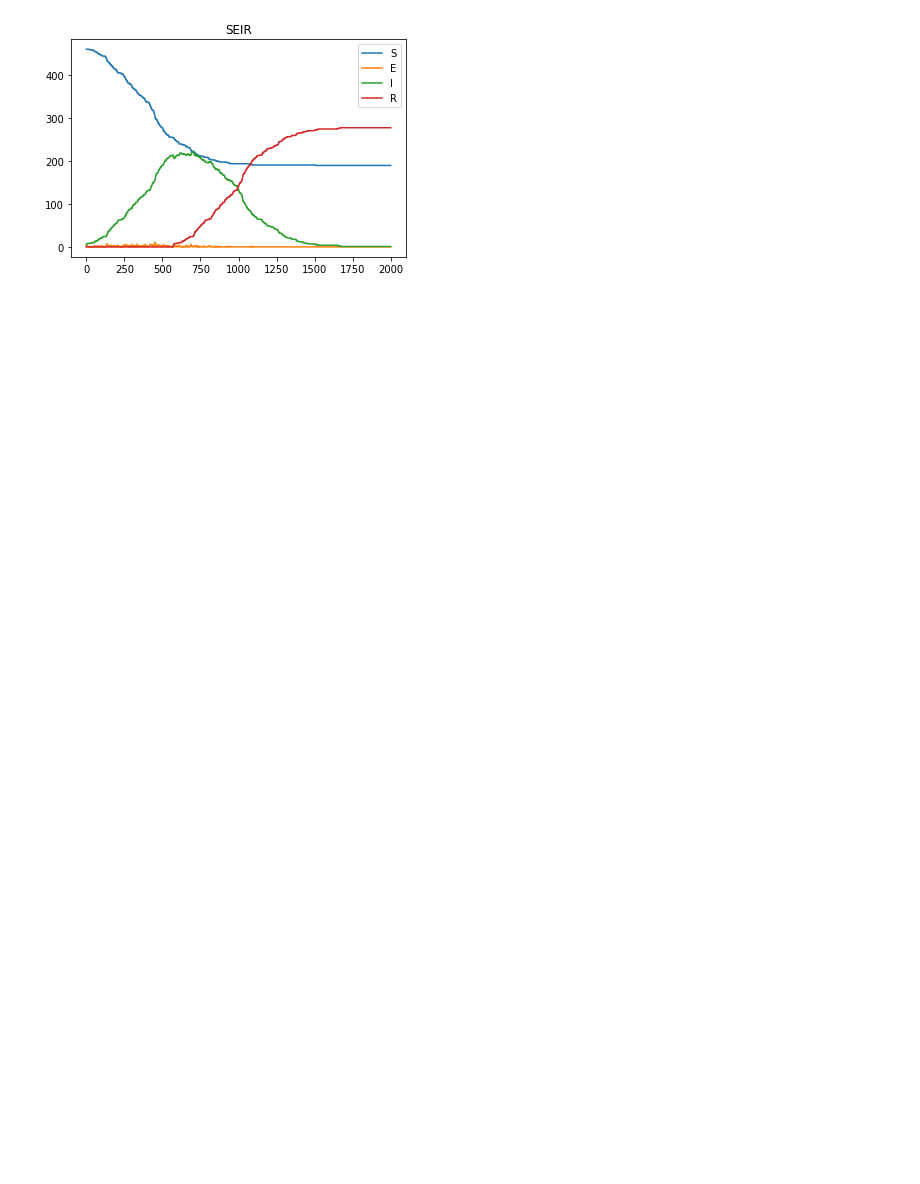
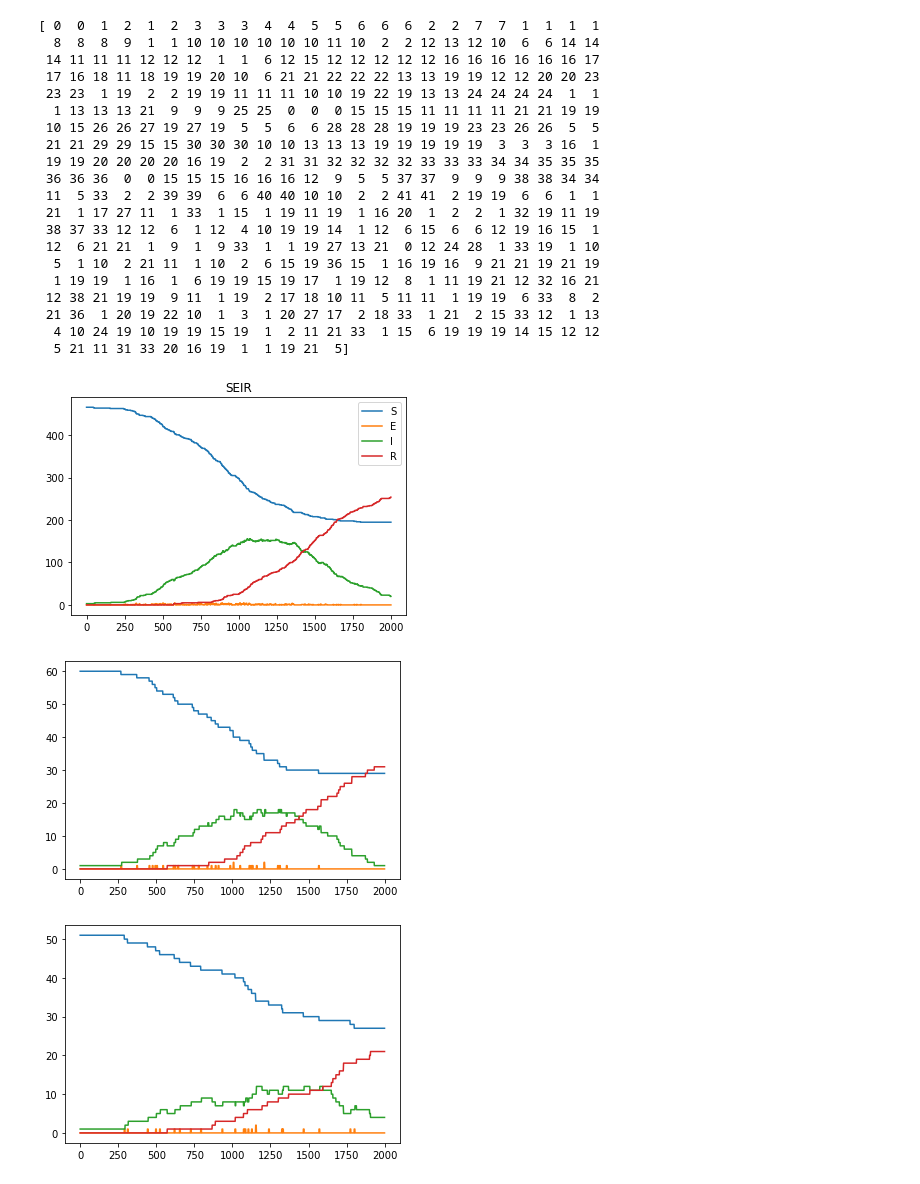
Before and after one commit to legitmaxwu/math168-networks, a Jupyter notebook: seir_sim.ipynb, the cells around one changed output. Drawn from its saved outputs; the diff is of its cells as text; code cells hidden in the pictures; blank space fills up the shorter version.

```diff
--- a/seir_sim.ipynb
+++ b/seir_sim.ipynb
@@ -174,18 +244,52 @@ class SEIR_Simulator:
 # %%
 def plot_SEIR(S, E, I, R):
     steps = range(len(S))
     plt.figure()
     plt.title("SEIR")
     plt.plot(steps, S, label="S")
     plt.plot(steps, E, label="E")
     plt.plot(steps, I, label="I")
     plt.plot(steps, R, label="R")
     plt.legend()
     plt.show()
 
+def plot_SEIR_Partitions(S_p, E_p, I_p, R_p):
+
+    for i in range(len(largest_partitions)):
+        plt.figure()
+        steps = range(len(S_p))
+        plt.plot(steps, [S[i] for S in S_p], label="S")
+        plt.plot(steps, [E[i] for E in E_p], label="E")
+        plt.plot(steps, [I[i] for I in I_p], label="I")
+        plt.plot(steps, [R[i] for R in R_p], label="R")
+        plt.show()
+
 sim = SEIR_Simulator(df_data)
-sim.infect_k_random(5)
+sim.infect_k_random(3)
 results = sim.simulate(timesteps=2000, logsteps=False)
-plot_SEIR(*results)
+plot_SEIR(*results[:4])
+plot_SEIR_Partitions(*results[-4:])
 # %% [output]
+[ 0  0  1  2  1  2  3  3  3  4  4  5  5  6  6  6  2  2  7  7  1  1  1  1
+  8  8  8  9  1  1 10 10 10 10 10 10 11 10  2  2 12 13 12 10  6  6 14 14
+ 14 11 11 11 12 12 12  1  1  6 12 15 12 12 12 12 12 16 16 16 16 16 16 17
+ 17 16 18 11 18 19 19 20 10  6 21 21 22 22 22 13 13 19 19 12 12 20 20 23
+ 23 23  1 19  2  2 19 19 11 11 11 10 10 19 22 19 13 13 24 24 24 24  1  1
+  1 13 13 13 21  9  9  9 25 25  0  0  0 15 15 15 11 11 11 11 21 21 19 19
+ 10 15 26 26 27 19 27 19  5  5  6  6 28 28 28 19 19 19 23 23 26 26  5  5
+ 21 21 29 29 15 15 30 30 30 10 10 13 13 13 19 19 19 19 19  3  3  3 16  1
+ 19 19 20 20 20 20 16 19  2  2 31 31 32 32 32 32 33 33 33 34 34 35 35 35
+ 36 36 36  0  0 15 15 15 16 16 16 12  9  5  5 37 37  9  9  9 38 38 34 34
+ 11  5 33  2  2 39 39  6  6 40 40 10 10  2  2 41 41  2 19 19  6  6  1  1
+ 21  1 17 27 11  1 33  1 15  1 19 11 19  1 16 20  1  2  2  1 32 19 11 19
+ 38 37 33 12 12  6  1 12  4 10 19 19 14  1 12  6 15  6  6 12 19 16 15  1
+ 12  6 21 21  1  9  1  9 33  1  1 19 27 13 21  0 12 24 28  1 33 19  1 10
+  5  1 10  2 21 11  1 10  2  6 15 19 36 15  1 16 19 16  9 21 21 19 21 19
+  1 19 19  1 16  1  6 19 19 15 19 17  1 19 12  8  1 11 19 21 12 32 16 21
+ 12 38 21 19 19  9 11  1 19  2 17 18 10 11  5 11 11  1 19 19  6 33  8  2
+ 21 36  1 20 19 22 10  1  3  1 20 27 17  2 18 33  1 21  2 15 33 12  1 13
+  4 10 24 19 10 19 19 15 19  1  2 11 21 33  1 15  6 19 19 19 14 15 12 12
+  5 21 11 31 33 20 16 19  1  1 19 21  5]
-[figure, old version]
+[figure, new version]
+[figure, added]
+[figure, added]
```
Also changed, not shown: parts of 7 cells of this notebook, 1 other file.
